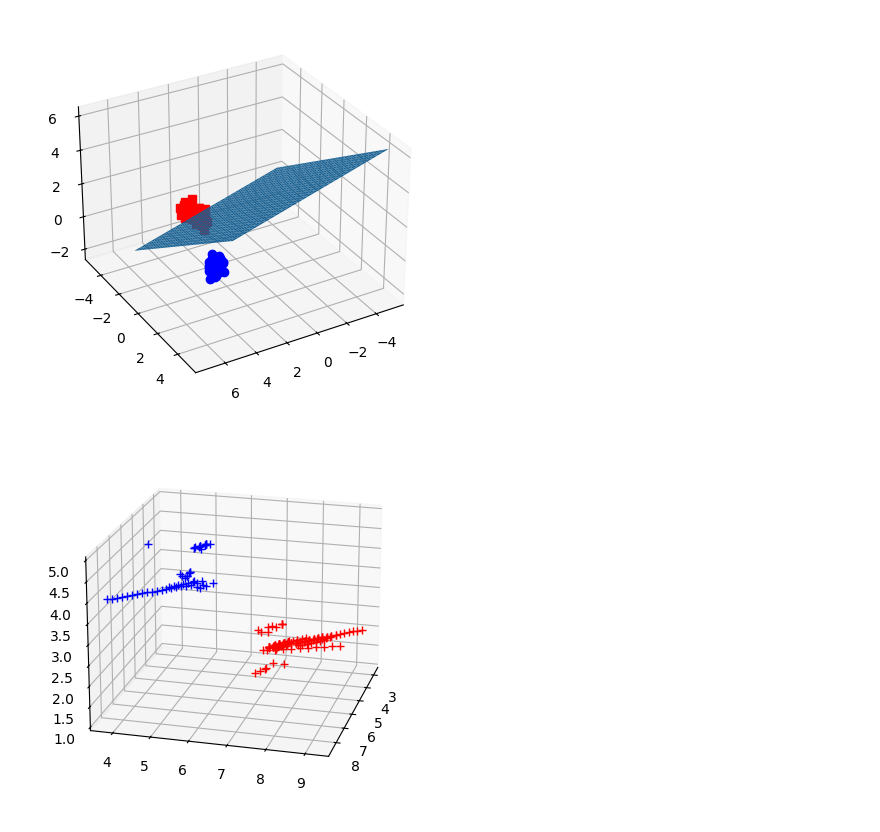
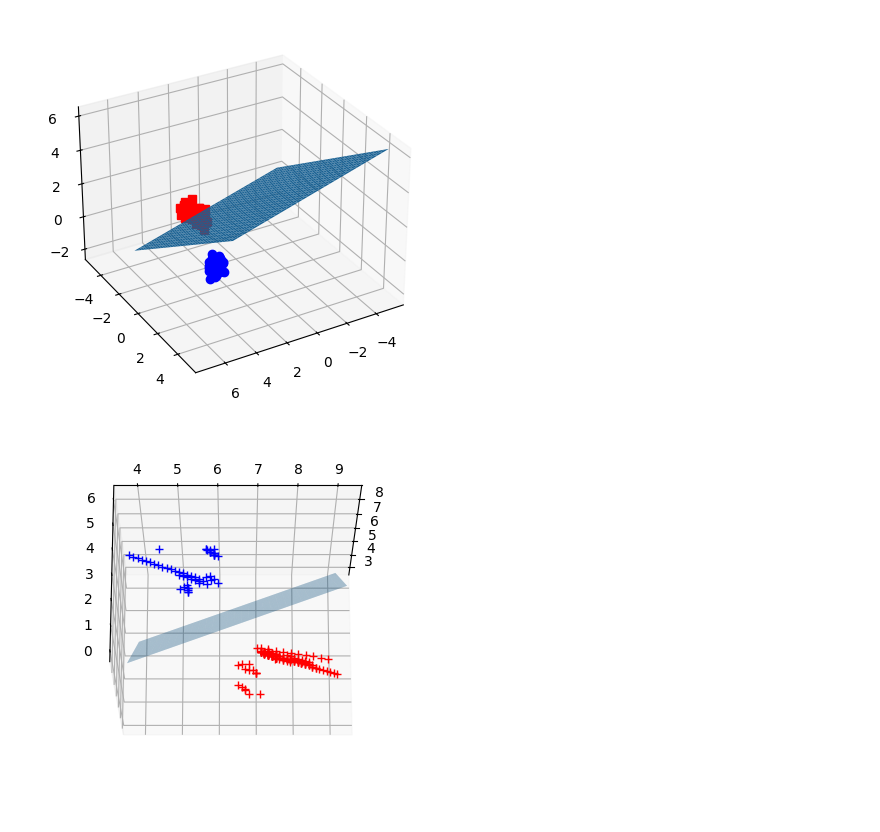
Before and after one commit to Andradev101/pause-student-social-media-addiction-eda, a Jupyter notebook: notebooks/support-vector-machines.ipynb, the cells around one changed output. Drawn from its saved outputs; the diff is of its cells as text; code cells hidden in the pictures.

Commit message:
figured out early basics of SVMs | plotted few 3D graphs

```diff
--- a/notebooks/support-vector-machines.ipynb
+++ b/notebooks/support-vector-machines.ipynb
@@ -572,37 +572,50 @@ import numpy as np
 import matplotlib.pyplot as plt
 # from sklearn import svm
 # from mpl_toolkits.mplot3d import Axes3D
 # from sklearn.preprocessing import PolynomialFeatures, StandardScaler
 # from sklearn.svm import LinearSVC
 
 
-filtered_df = df[(df['Addicted_Score'] == 5) | (df['Addicted_Score'] == 9)] #quartiles: 25% 50% max respectively
+filtered_df = df[(df['Addicted_Score'] == 5) | (df['Addicted_Score'] == 9)] #quartiles: 25% max respectively
+# filtered_df = df[(df['Addicted_Score'] == 5) | (df['Addicted_Score'] == 9) | (df['Addicted_Score'] == 7)] #quartiles: 25% 50% max respectively
 X = filtered_df.loc[:,["Avg_Daily_Usage_Hours", "Sleep_Hours_Per_Night", "Conflicts_Over_Social_Media"]]
 Y = filtered_df.Addicted_Score
 
 # polynomial_svm_clf = make_pipeline(
 #     PolynomialFeatures(degree=3),
 #     StandardScaler(),
 #     LinearSVC(C=1, max_iter=10_000, random_state=42)
 # )
 # polynomial_svm_clf.fit(X, Y)
-
+clf = make_pipeline(
+    StandardScaler(),
+    SVC(kernel='linear')
+)
 model = svm.SVC(kernel='linear')
 clf = model.fit(X, Y)
 
 # The equation of the separating plane is given by all x so that np.dot(svc.coef_[0], x) + b = 0.
 # Solve for w3 (z)
+# print(clf.intercept_[0], clf.coef_[0])
 z = lambda x,y: (-clf.intercept_[0]-clf.coef_[0][0]*x -clf.coef_[0][1]*y) / clf.coef_[0][2]
+# print(X, Y)
 
-tmp = np.linspace(-5,5,30)
-x,y = np.meshgrid(tmp,tmp)
+# create mesh using limits for x and y
+xlim = [X.iloc[:,0].min(), X.iloc[:,0].max()]
+ylim = [X.iloc[:,1].min(), X.iloc[:,1].max()]
+xx, yy = np.meshgrid(
+    np.linspace(xlim[0], xlim[1], 30),
+    np.linspace(ylim[0], ylim[1], 30)
+)
 fig = plt.figure()
 ax  = fig.add_subplot(111, projection='3d')
 X = X.to_numpy()
+# print(X[Y==5,0])
 ax.plot3D(X[Y==5,0], X[Y==5,1], X[Y==5,2],'+r')
+# ax.plot3D(X[Y==7,0], X[Y==7,1], X[Y==7,2],'+g')
 ax.plot3D(X[Y==9,0], X[Y==9,1], X[Y==9,2],'+b')
-# ax.plot_surface(x, y, z(x,y))
-ax.view_init(20,15)
+ax.plot_surface(xx, yy, z(xx,yy), alpha=0.4)
+ax.view_init(-20,0)
 plt.show()
 # %% [output]
-[figure, old version]
+[figure, new version]
```
Also changed, not shown: parts of 2 cells of this notebook.
